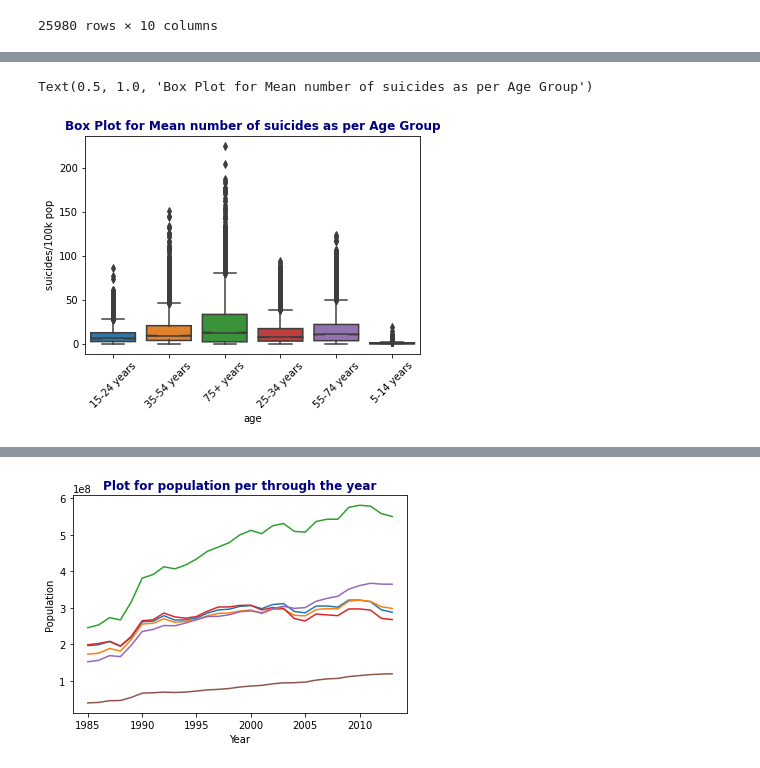
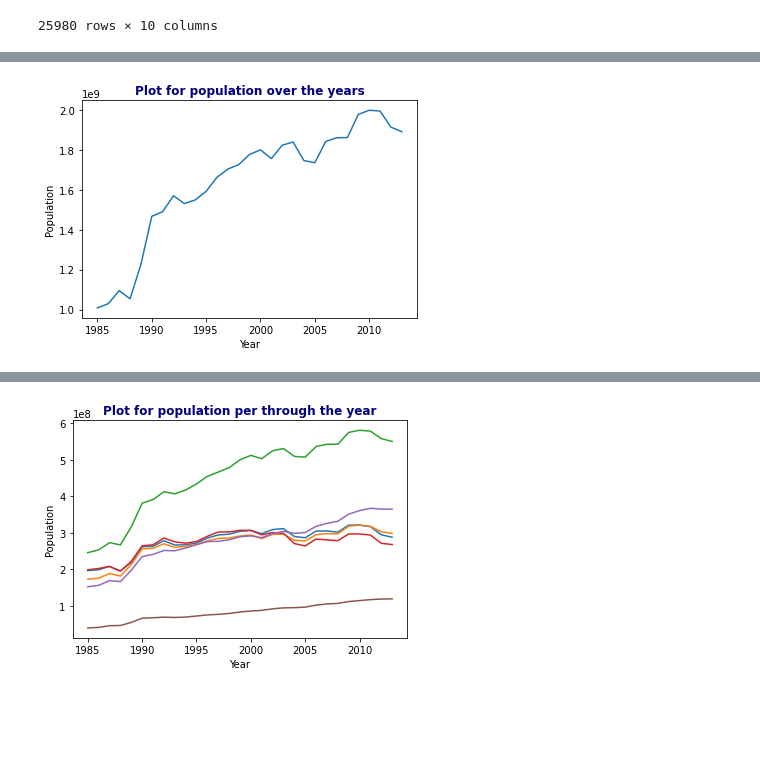
Before and after one commit to Maitreyeej/Global_Suicides_Number_Prediction, a Jupyter notebook: Suicide_Rates.ipynb, the cells around one changed output, grey strips where cells are left out. Cells and saved outputs as stored; diff of their text form; code cells hidden in the pictures; blank space fills up the shorter version.

```diff
--- a/Suicide_Rates.ipynb
+++ b/Suicide_Rates.ipynb
@@ -163 +206,8 @@ Suicide_gdp=Suicide_df_1.groupby(['year'])['gdp_per_capita ($)'].mean()
+# %%
+Suicide_population.plot();
+plt.title('Plot for population over the years', fontweight='bold', c='navy')
+plt.xlabel('Year')
+plt.ylabel('Population');
+# %% [output]
+[figure, added]
 # %%
@@ -169,7 +215,0 @@ Suicide_capita=Suicide_df_1.groupby(['gdp_per_capita ($)'])['suicides/100k pop']
-# %%
-ax=sns.boxplot(x='age', y='suicides/100k pop', data=Suicide_df_1, notch=True);
-ax.set_xticklabels(ax.get_xticklabels(),rotation=45);
-ax.set_title('Box Plot for Mean number of suicides as per Age Group', fontweight='bold', c='navy')
-# %% [output]
-Text(0.5, 1.0, 'Box Plot for Mean number of suicides as per Age Group')
-[figure, removed]
```
Also changed, not shown: parts of 64 cells of this notebook.
